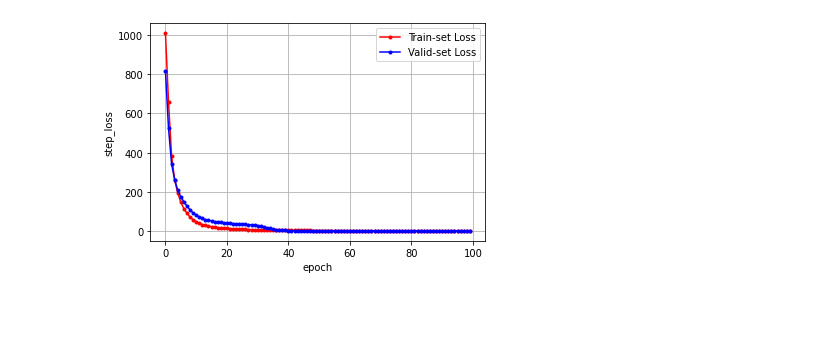
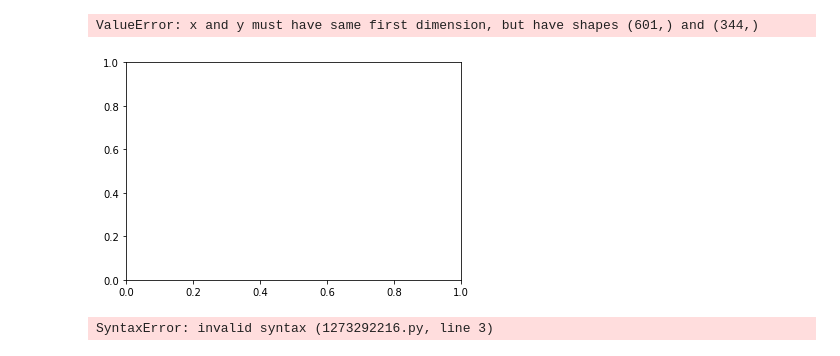
Before and after one commit to yutan0565/EfficientDet_TensorFlow2, a Jupyter notebook: train_cus.ipynb, the cells around one changed output. Drawn from its saved outputs; the diff is of its cells as text; code cells hidden in the pictures; blank space fills up the shorter version.

```diff
--- a/train_cus.ipynb
+++ b/train_cus.ipynb
@@ -143,7 +143,7 @@ if __name__ == '__main__':
         if Config.test_images_during_training:
             visualize_training_results(pictures=Config.test_images_dir_list, model=efficientdet, epoch=epoch)
 
-        see = 15
+        see = 150
         if epoch >= see:
             x_len = np.arange(epoch+1)
             plt.plot(x_len[see:], temp_loss_1[see:], marker='.', c='red', label="Train-set Loss")
@@ -230,14 +206,25 @@ df.to_csv("loss_log.csv", mode='w')
 # %%
 x_len = np.arange(Config.epochs)
 
 plt.plot(x_len, temp_loss_1, marker='.', c='red', label="Train-set Loss")
 plt.plot(x_len, temp_loss_2, marker='.', c='blue', label="Valid-set Loss")
 plt.legend(loc='upper right')
 plt.grid()
+
+plt.yscale("log")
 plt.xlabel('epoch')
 plt.ylabel('step_loss')
 plt.show()
 # %% [output]
+ValueError: x and y must have same first dimension, but have shapes (601,) and (344,)
-[figure, old version]
+[figure, new version]
+# %%
+import pandas as pd
+
+df = pd.DataFrame({'epoch': x_len, 'train_loss':temp_loss_1., 'valid_loss':temp_loss_2})
+print(df)
+df.to_csv("loss_log.csv", mode='w')
+# %% [output]
+SyntaxError: invalid syntax (1273292216.py, line 3)
 # %%
 !nvidia-smi
```
Also changed, not shown: parts of 4 cells of this notebook, 6 other files.
